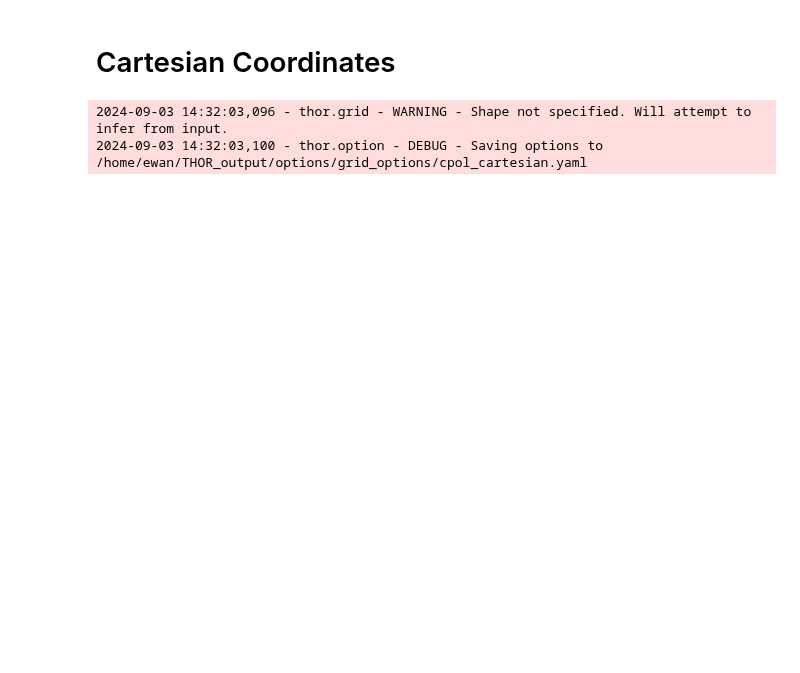
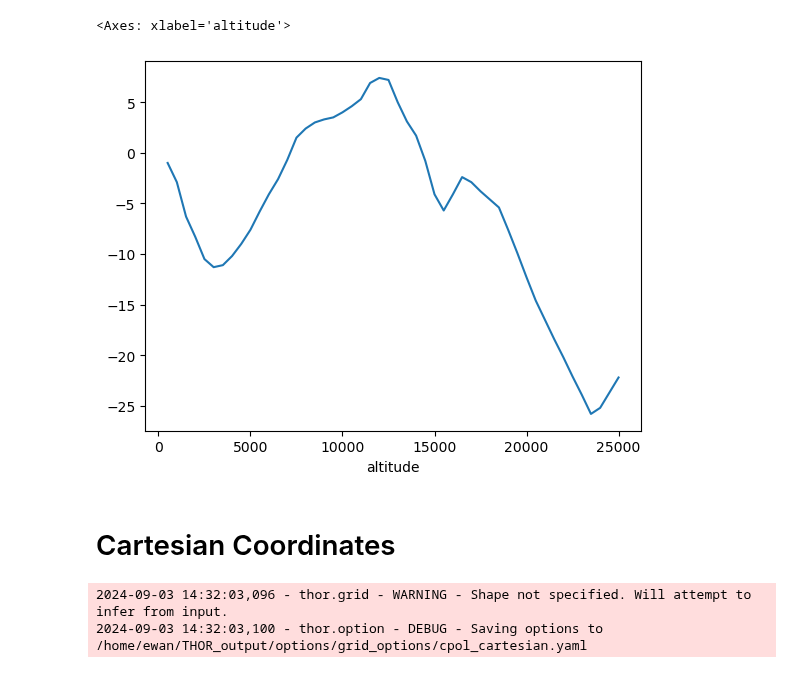
Before and after one commit to THUNER-project/THUNER, a Jupyter notebook: demo/cpol.ipynb, the cells around one changed output. Drawn from its saved outputs; the diff is of its cells as text; code cells hidden in the pictures; blank space fills up the shorter version.

Commit message:
get profiles and quality attributes

```diff
--- a/demo/cpol.ipynb
+++ b/demo/cpol.ipynb
@@ -109,0 +104,3 @@ tracks = track.simultaneous_track(
+# %%
+test = attribute.utils.read_attribute_csv(output_directory / "attributes/cell/profile.csv")
+test
@@ -110,3 +122,9 @@ tracks = track.simultaneous_track(
+# %%
+import numpy as np
+test["u"].xs(np.datetime64("2005-11-13T14:00:09"), level="time").xs(2, level="universal_id").plot()
+# %% [output]
+<Axes: xlabel='altitude'>
+[figure, added]
 # %% [markdown]
 # Cartesian Coordinates
 # %%
```
Also changed, not shown: parts of 4 cells of this notebook, 21 other files.
